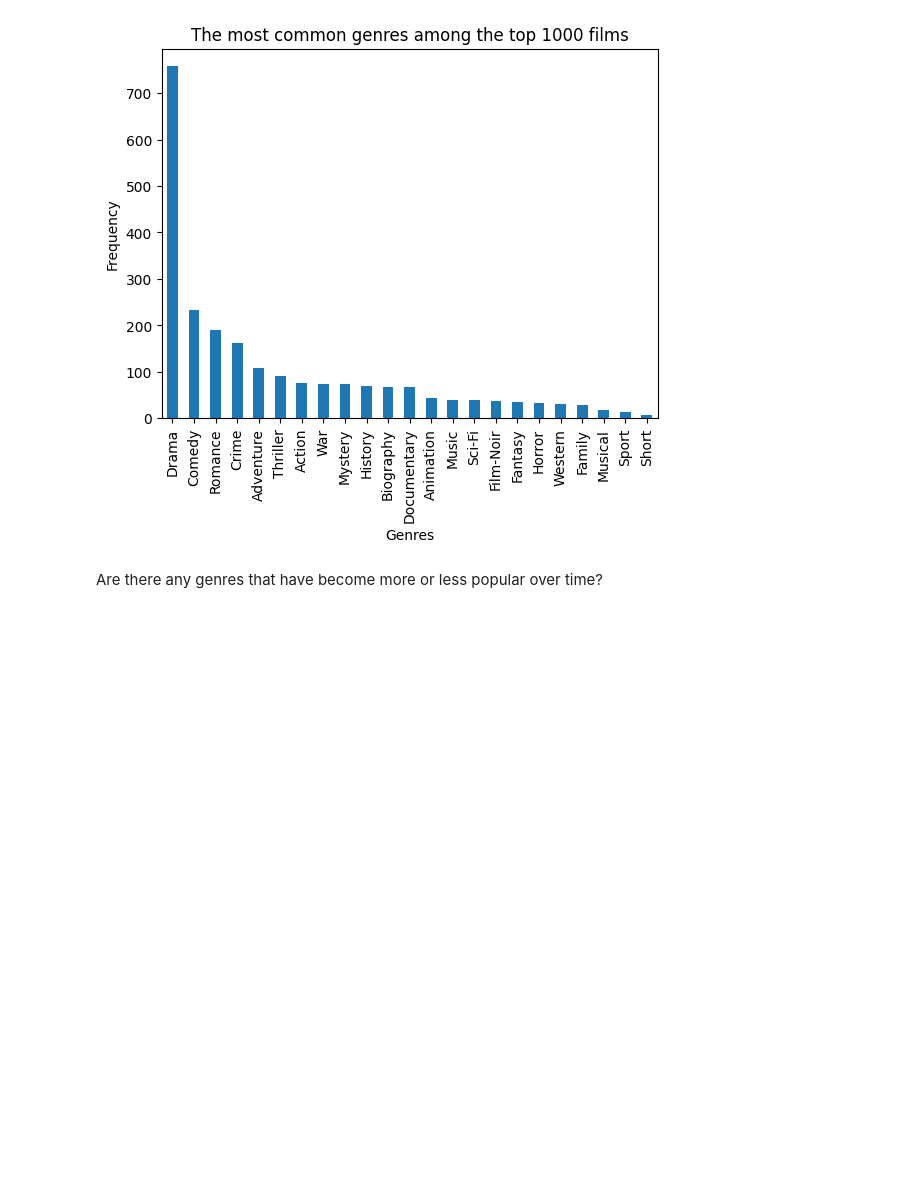
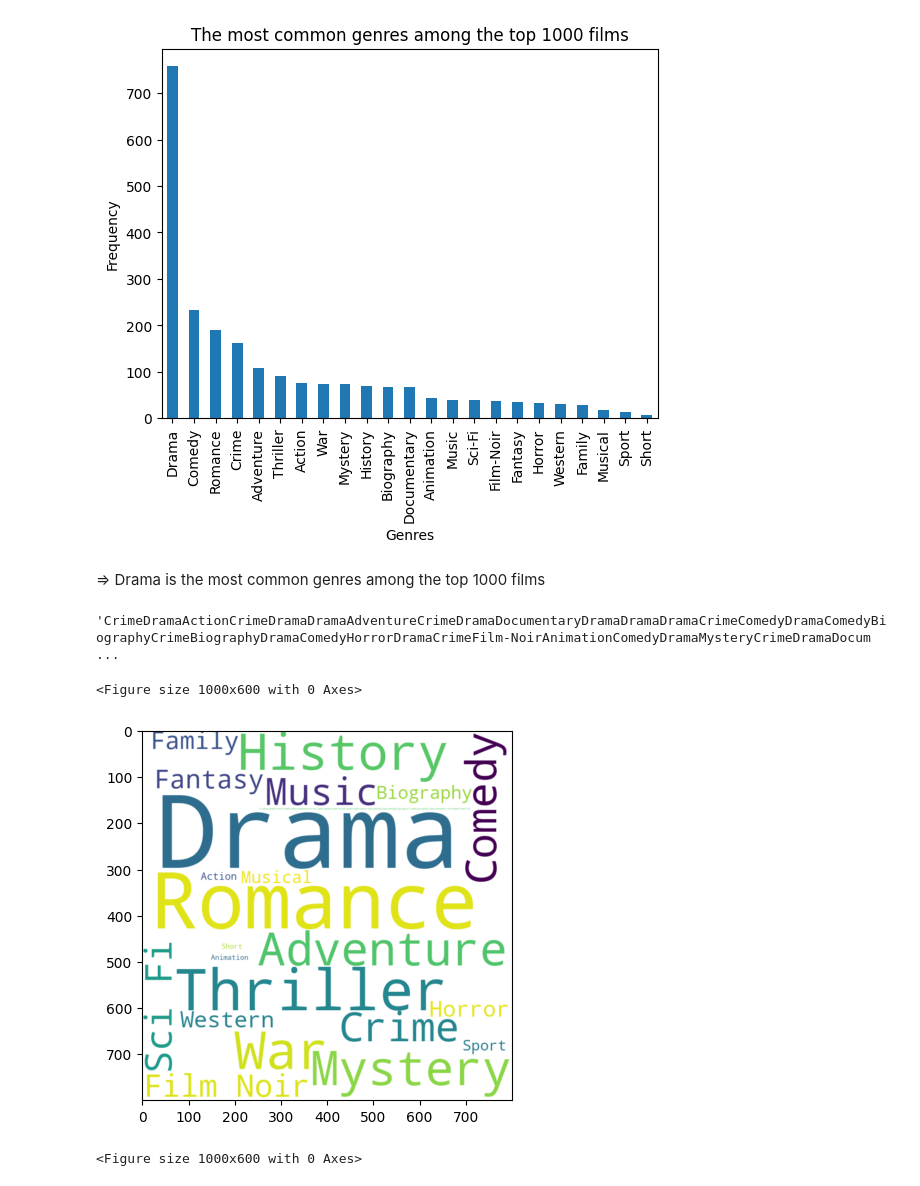
Before and after one commit to luongkhanhphuong2412/Movie_Recommedation_System, a Jupyter notebook: movie_analysis.ipynb, the cells around one changed output. Saved outputs shown, nothing was run; the diff lists cells and outputs as text; code cells hidden in the pictures; blank space fills up the shorter version.

Commit message:
add visual, build model

```diff
--- a/movie_analysis.ipynb
+++ b/movie_analysis.ipynb
@@ -222,3 +223,7 @@ df
 | 998 | Moonrise | 1948 | 90 | Crime, Drama, Film-Noir | 7.0 | 89 | 2938 | NaN | Crime | Drama | ... |
 | 999 | Caught | 1949 | 88 | Crime, Drama, Film-Noir | 7.0 | 89 | 4308 | NaN | Crime | Drama | ... |
 1000 rows × 11 columns
+# %%
+df['Gross']= df['Gross'].replace(',','')
+df['Gross'] = pd.to_numeric(df['Gross'].astype(str).str.replace('[^\d.]', '', regex=True), errors='coerce')
+# Move gross to numerical data
@@ -297,5 +322,21 @@ plt.title('The most common genres among the top 1000 films')
 # %% [output]
 Text(0.5, 1.0, 'The most common genres among the top 1000 films')
 [figure]
-# %% [markdown]
-Are there any genres that have become more or less popular over time?
+# %% [markdown]
+=> Drama is the most common genres among the top 1000 films
+# %%
+
+genre_series= genre= pd.concat([df['Genre_1'], df['Genre_2'], df['Genre_3']], ignore_index= True)
+genre_series.dropna(inplace=True)
+genre_text = ''.join(genre_series)
+genre_text
+# %% [output]
+'CrimeDramaActionCrimeDramaDramaAdventureCrimeDramaDocumentaryDramaDramaDramaCrimeComedyDramaComedyBiographyCrimeBiographyDramaComedyHorrorDramaCrimeFilm-NoirAnimationComedyDramaMysteryCrimeDramaDocum ...
+# %%
+genre_worldcloud = WordCloud(width= 800, height= 800,background_color= 'white').generate(genre_text)
+plt.imshow(genre_worldcloud, interpolation= 'bilinear')
+plt.figure(figsize= (10,6))
+# %% [output]
+<Figure size 1000x600 with 0 Axes>
+[figure, added]
+<Figure size 1000x600 with 0 Axes>
```
Also changed, not shown: parts of 22 cells of this notebook, 6 other files.
